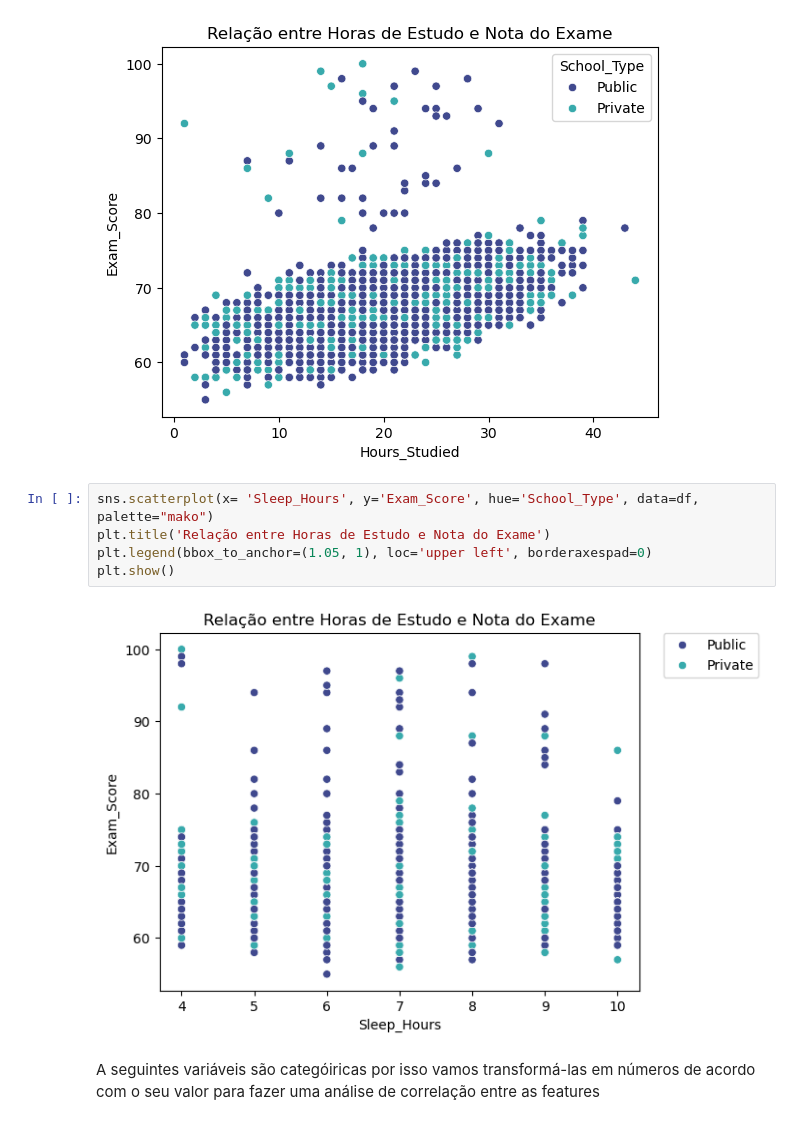
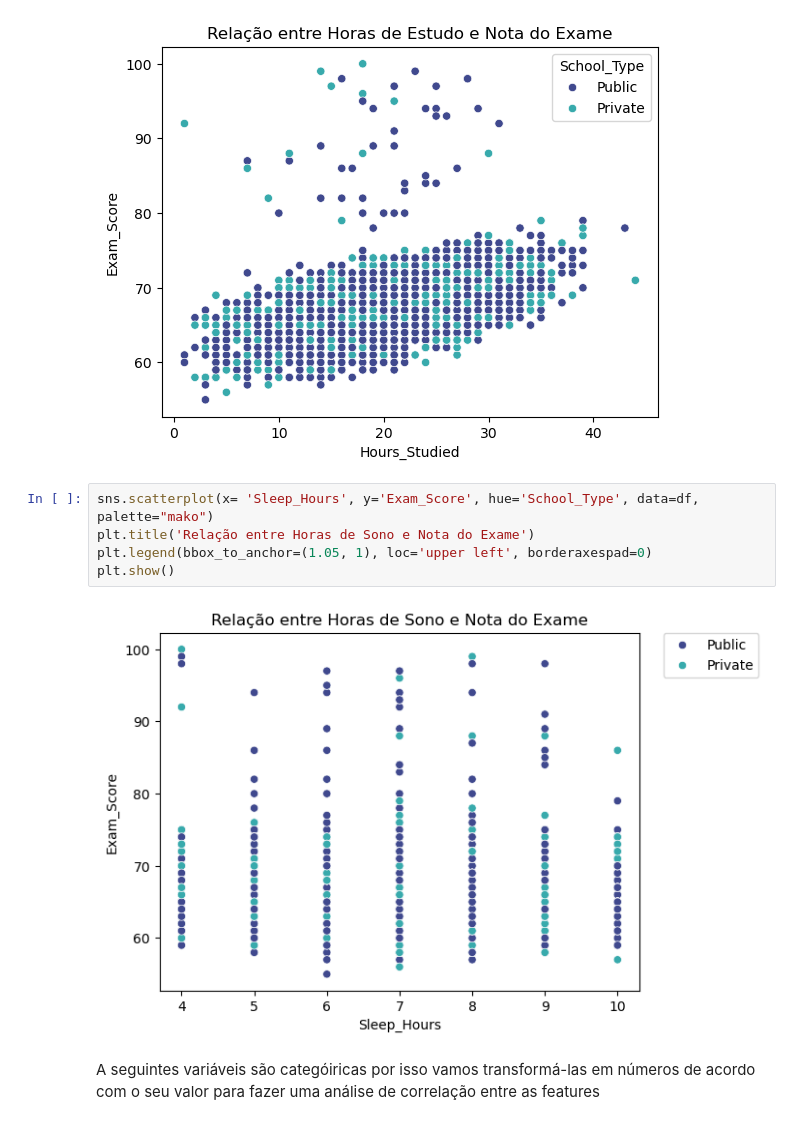
Before and after one commit to LSouzaAndrade/TechChallenge3, a Jupyter notebook: notebook.ipynb, the cells around one changed output. Cells and saved outputs as stored; diff of their text form.

```diff
--- a/notebook.ipynb
+++ b/notebook.ipynb
@@ -595,11 +595,11 @@ plt.show()
 [figure]
 # %%
 sns.scatterplot(x= 'Sleep_Hours', y='Exam_Score', hue='School_Type', data=df, palette="mako")
-plt.title('Relação entre Horas de Estudo e Nota do Exame')
+plt.title('Relação entre Horas de Sono e Nota do Exame')
 plt.legend(bbox_to_anchor=(1.05, 1), loc='upper left', borderaxespad=0)
 plt.show()
 # %% [output]
-[figure, old version]
+[figure, new version]
 # %% [markdown]
 A seguintes variáveis são categóiricas por isso vamos transformá-las em números de acordo com o seu valor para fazer uma análise de correlação entre as features
 # %%
```
Also changed, not shown: parts of 5 cells of this notebook.
